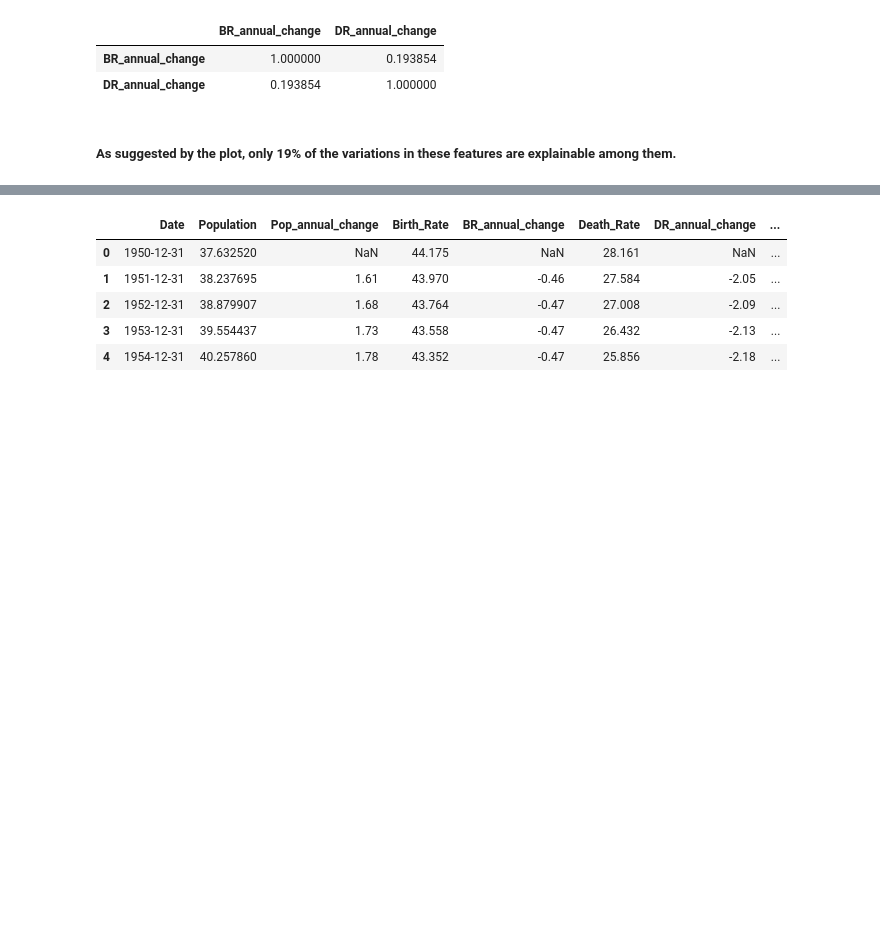
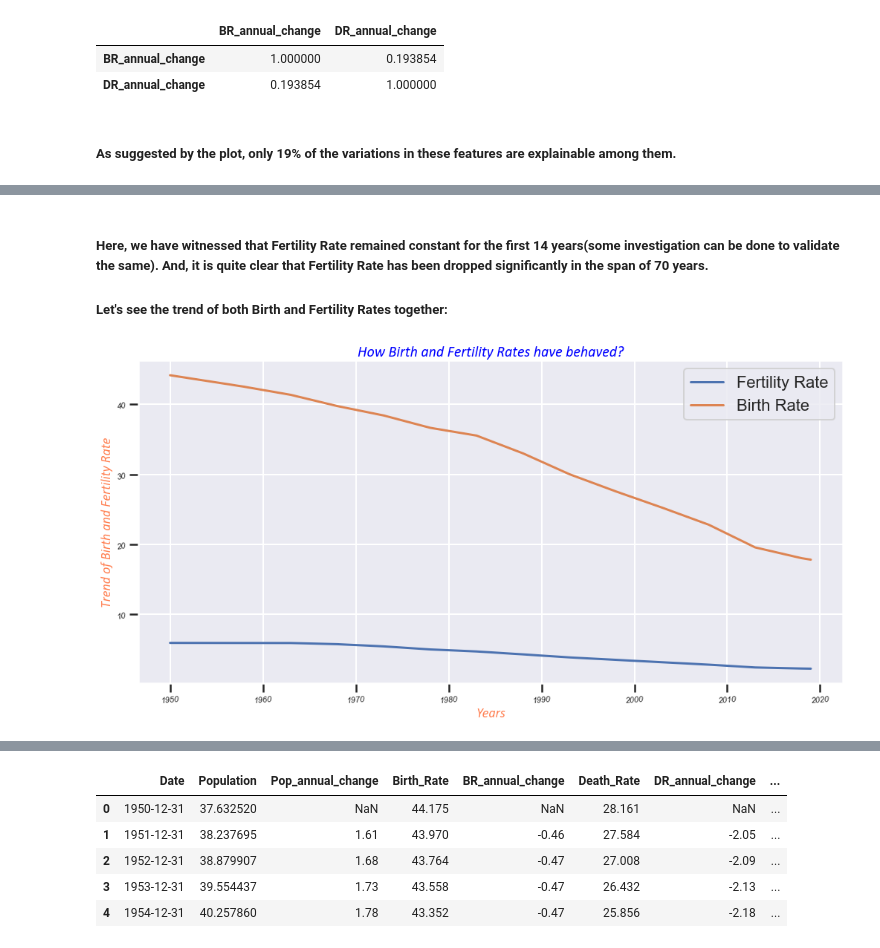
Before and after one commit to raj-shr-git/Indian_Pop_Statistical_Analysis, a Jupyter notebook: Indian_Pop_Data_Analysis.ipynb, the cells around one changed output, grey strips where cells are left out. Drawn from its saved outputs; the diff is of its cells as text; code cells hidden in the pictures; blank space fills up the shorter version.

```diff
--- a/Indian_Pop_Data_Analysis.ipynb
+++ b/Indian_Pop_Data_Analysis.ipynb
@@ -579,0 +591,14 @@ ind_pop_df[['BR_annual_change','DR_annual_change']].corr().applymap(lambda val :
+# %% [markdown]
+##### **Here, we have witnessed that Fertility Rate remained constant for the first 14 years(some investigation can be done to validate the same). And, it is quite clear that Fertility Rate has been dropped significantly in the span of 70 years.**
+
+##### **Let's see the trend of both Birth and Fertility Rates together:**
+# %%
+sns.set_context('poster')
+plt.figure(figsize=(17,8))
+sns.lineplot(x='Year',y='Fert_Rate',data=ind_pop_df,palette=sns.color_palette('magma'),markers='o')
+sns.lineplot(x='Year',y='Birth_Rate', data=ind_pop_df,palette=sns.color_palette('gist_rainbow'),markers='*')
+graph_customization(label_x='Years',label_y='Trend of Birth and Fertility Rate',grph_title='How Birth and Fertility Rates have behaved?',x_ticks_rot=5,ticks_size=11)
+plt.legend(('Fertility Rate','Birth Rate'))
+plt.show()
+# %% [output]
+[figure, added]
```
Also changed, not shown: parts of 37 cells of this notebook.
